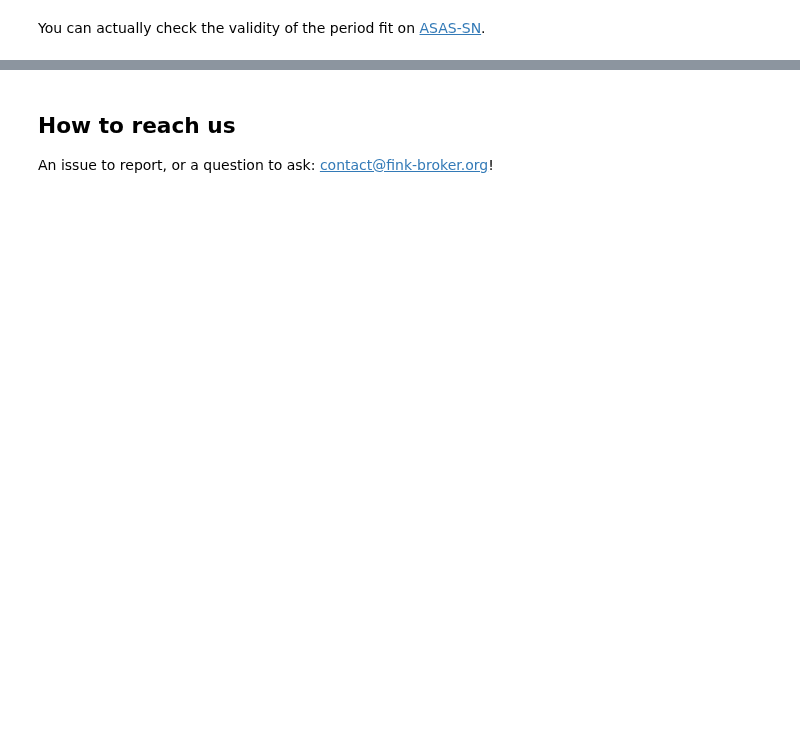
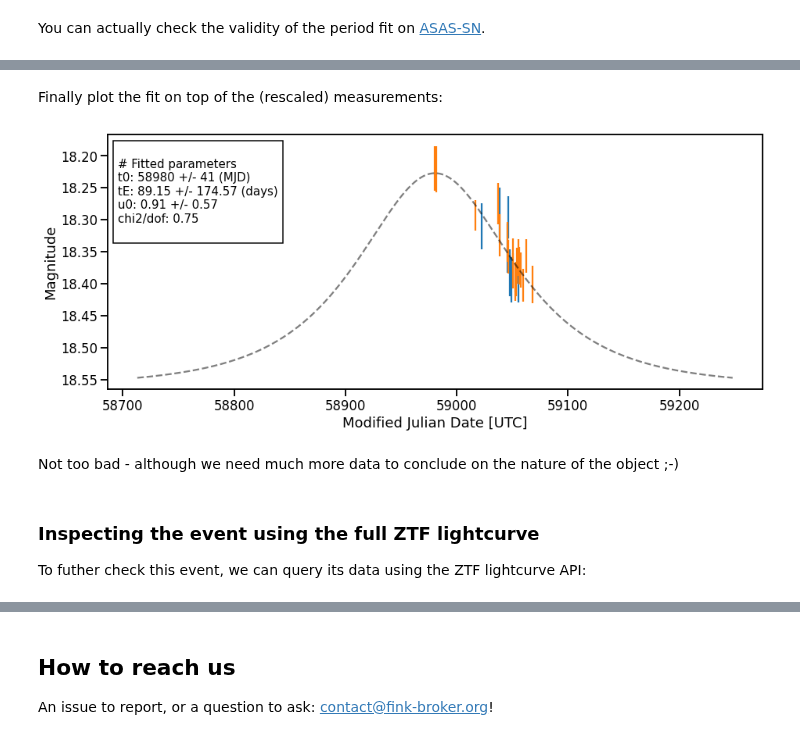
Before and after one commit to astrolabsoftware/fink-tutorials, a Jupyter notebook: galactic/galactic.ipynb, the cells around one changed output, grey strips where cells are left out. Cells and saved outputs as stored; diff of their text form; code cells hidden in the pictures; blank space fills up the shorter version.

```diff
--- a/galactic/galactic.ipynb
+++ b/galactic/galactic.ipynb
@@ -222,0 +462,55 @@ You can actually check the validity of the period fit on [ASAS-SN](https://asas-
+# %% [markdown]
+Finally plot the fit on top of the (rescaled) measurements:
+# %%
+fig = plt.figure(figsize=(15, 6))
+ax = plt.subplot()
+
+plt.errorbar(
+    [t - 2400000.5 for t in normalised_lightcurves[0][:, 0]],
+    normalised_lightcurves[0][:, 1],
+    normalised_lightcurves[0][:, 2],
+    ls=''
+)
+
+plt.errorbar(
+    [t - 2400000.5 for t in normalised_lightcurves[1][:, 0]],
+    normalised_lightcurves[1][:, 1],
+    normalised_lightcurves[1][:, 2],
+    ls=''
+)
+
+plt.plot(
+    [t - 2400000.5 for t in time],
+    magnitude,
+    color='black', ls='--', alpha=0.5
+)
+
+plt.gca().invert_yaxis()
+
+msg = """
+# Fitted parameters
+t0: {:.0f} +/- {:.0f} (MJD)
+tE: {:.2f} +/- {:.2f} (days)
+u0: {:.2f} +/- {:.2f}
+chi2/dof: {:.2f}
+""".format(
+    params[names['to']] - 2400000.5,
+    err[names['to']],
+    params[names['tE']],
+    err[names['tE']],
+    params[names['uo']],
+    err[names['uo']],
+    params[-1] / dof
+)
+anchored_text = AnchoredText(msg, loc=2, prop={'fontsize': 15})
+ax.add_artist(anchored_text)
+plt.xlabel('Modified Julian Date [UTC]')
+plt.ylabel('Magnitude');
+# %% [output]
+[figure, added]
+# %% [markdown]
+Not too bad - although we need much more data to conclude on the nature of the object ;-)
+# %% [markdown]
+### Inspecting the event using the full ZTF lightcurve
+
+To futher check this event, we can query its data using the ZTF lightcurve API:
```
Also changed, not shown: parts of 23 cells of this notebook, 1 other file.
